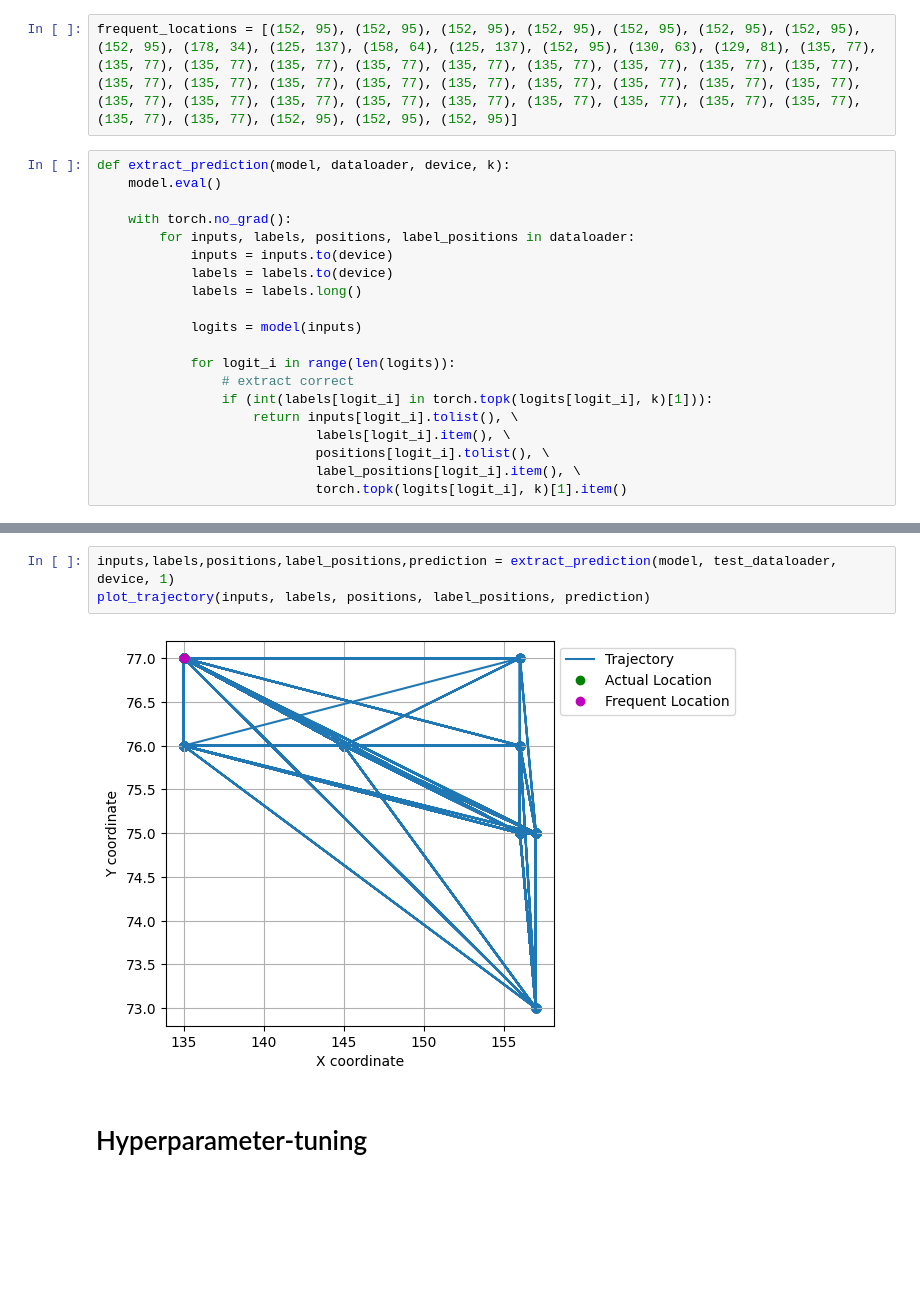
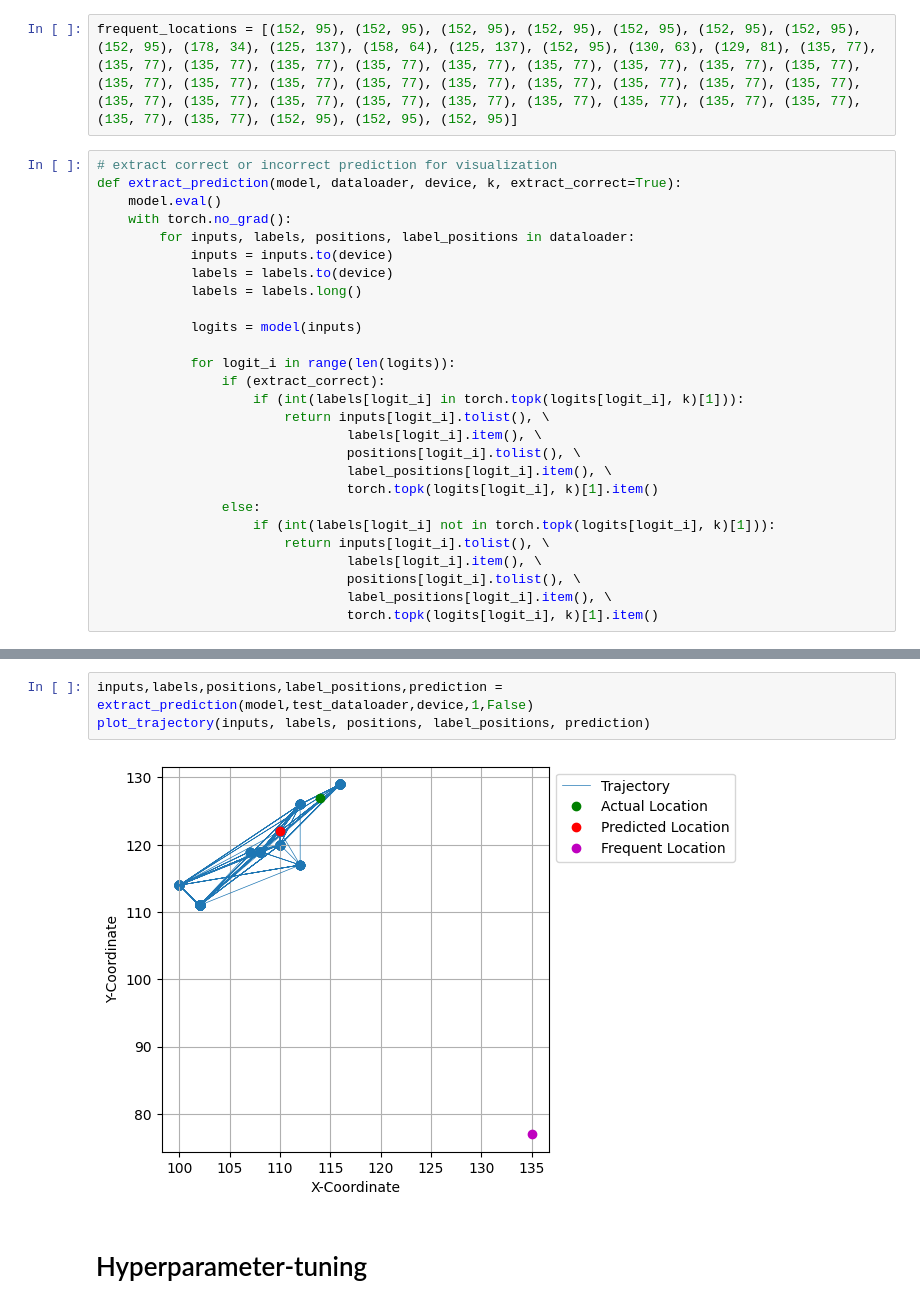
Before and after one commit to ANNIZHENG/MLModel_Eval_with_YJMob100K, a Jupyter notebook: LSTM_with_YJMob100K.ipynb, the cells around one changed output, grey strips where cells are left out. Drawn from its saved outputs; the diff is of its cells as text; blank space fills up the shorter version.

```diff
--- a/LSTM_with_YJMob100K.ipynb
+++ b/LSTM_with_YJMob100K.ipynb
@@ -190,9 +179,9 @@ frequent_locations = [(152, 95), (152, 95), (152, 95), (152, 95), (152, 95), (15
 # %%
 frequent_locations = [(152, 95), (152, 95), (152, 95), (152, 95), (152, 95), (152, 95), (152, 95), (152, 95), (178, 34), (125, 137), (158, 64), (125, 137), (152, 95), (130, 63), (129, 81), (135, 77), (135, 77), (135, 77), (135, 77), (135, 77), (135, 77), (135, 77), (135, 77), (135, 77), (135, 77), (135, 77), (135, 77), (135, 77), (135, 77), (135, 77), (135, 77), (135, 77), (135, 77), (135, 77), (135, 77), (135, 77), (135, 77), (135, 77), (135, 77), (135, 77), (135, 77), (135, 77), (135, 77), (135, 77), (135, 77), (152, 95), (152, 95), (152, 95)]
 # %%
-def extract_prediction(model, dataloader, device, k):
+# extract correct or incorrect prediction for visualization
+def extract_prediction(model, dataloader, device, k, extract_correct=True):
     model.eval()
-
     with torch.no_grad():
         for inputs, labels, positions, label_positions in dataloader:
             inputs = inputs.to(device)
@@ -202,12 +191,19 @@ def extract_prediction(model, dataloader, device, k):
             logits = model(inputs)
 
             for logit_i in range(len(logits)):
-                # extract correct
-                if (int(labels[logit_i] in torch.topk(logits[logit_i], k)[1])):
-                    return inputs[logit_i].tolist(), \
-                            labels[logit_i].item(), \
-                            positions[logit_i].tolist(), \
-                            label_positions[logit_i].item(), \
-                            torch.topk(logits[logit_i], k)[1].item()
+                if (extract_correct):
+                    if (int(labels[logit_i] in torch.topk(logits[logit_i], k)[1])):
+                        return inputs[logit_i].tolist(), \
+                                labels[logit_i].item(), \
+                                positions[logit_i].tolist(), \
+                                label_positions[logit_i].item(), \
+                                torch.topk(logits[logit_i], k)[1].item()
+                else:
+                    if (int(labels[logit_i] not in torch.topk(logits[logit_i], k)[1])):
+                        return inputs[logit_i].tolist(), \
+                                labels[logit_i].item(), \
+                                positions[logit_i].tolist(), \
+                                label_positions[logit_i].item(), \
+                                torch.topk(logits[logit_i], k)[1].item()
 # %%
 def plot_trajectory(inputs, labels, positions, label_positions, prediction, display_frequent=True):
@@ -263,9 +266,9 @@ def plot_trajectory(inputs, labels, positions, label_positions, prediction, disp
     ax.legend(loc='upper left', bbox_to_anchor=(1, 1))
 # %%
-inputs,labels,positions,label_positions,prediction = extract_prediction(model, test_dataloader, device, 1)
+inputs,labels,positions,label_positions,prediction = extract_prediction(model,test_dataloader,device,1,False)
 plot_trajectory(inputs, labels, positions, label_positions, prediction)
 # %% [output]
-[figure, old version]
+[figure, new version]
 # %% [markdown]
 # Hyperparameter-tuning
 # %%
```
Also changed, not shown: parts of 2 cells of this notebook.
